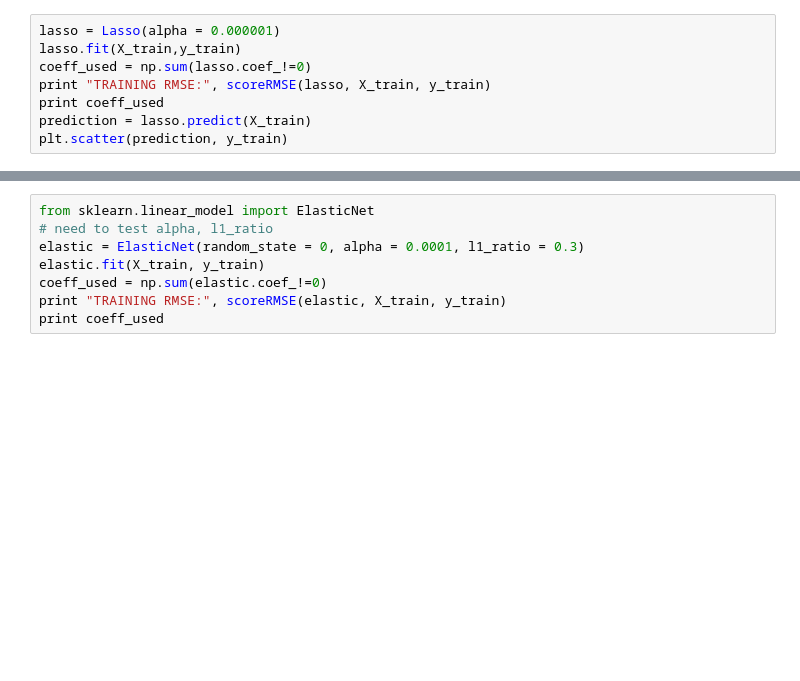
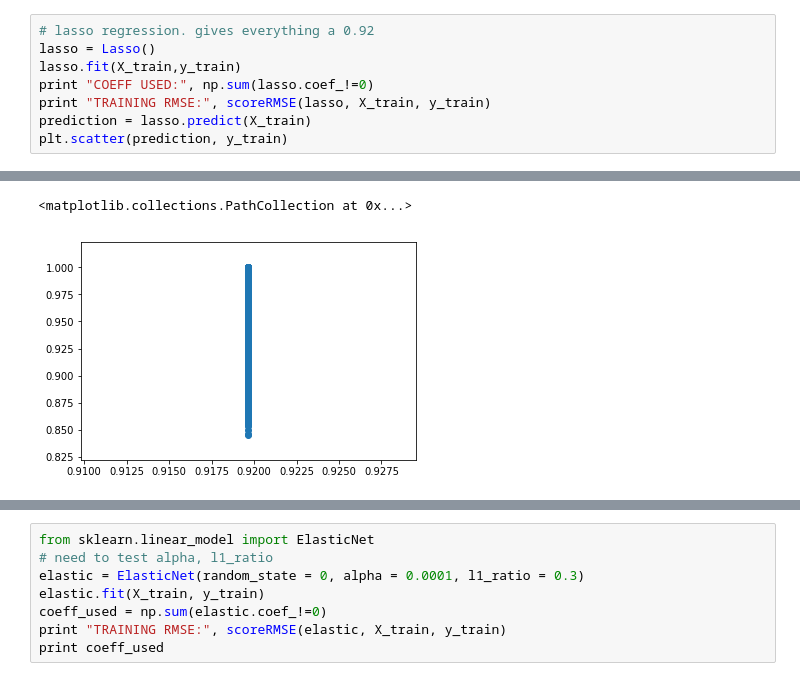
Before and after one commit to emilyjia/cs181-s19-practicals, a Jupyter notebook: P1/ridge.ipynb, the cells around one changed output, grey strips where cells are left out. Drawn from its saved outputs; the diff is of its cells as text; blank space fills up the shorter version.

```diff
--- a/P1/ridge.ipynb
+++ b/P1/ridge.ipynb
@@ -36,9 +105,9 @@ SyntaxError: invalid syntax (<ipython-input-5-91e417ffb4f6>, line 3)
 # %%
-lasso = Lasso(alpha = 0.000001)
+# lasso regression. gives everything a 0.92
+lasso = Lasso()
 lasso.fit(X_train,y_train)
-coeff_used = np.sum(lasso.coef_!=0)
+print "COEFF USED:", np.sum(lasso.coef_!=0)
 print "TRAINING RMSE:", scoreRMSE(lasso, X_train, y_train)
-print coeff_used
 prediction = lasso.predict(X_train)
 plt.scatter(prediction, y_train)
 # %% [output]
@@ -45,0 +116,2 @@ SyntaxError: invalid syntax (<ipython-input-6-a9c4651b4a50>, line 4)
+<matplotlib.collections.PathCollection at 0x...>
+[figure, added]
```
Also changed, not shown: parts of 12 cells of this notebook, 11 other files.
